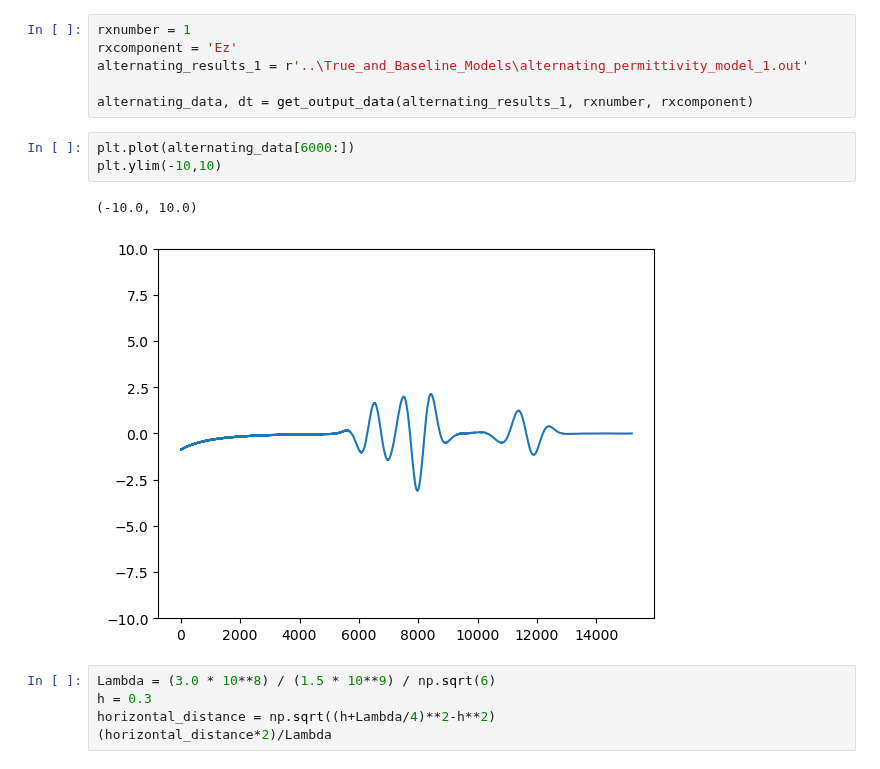
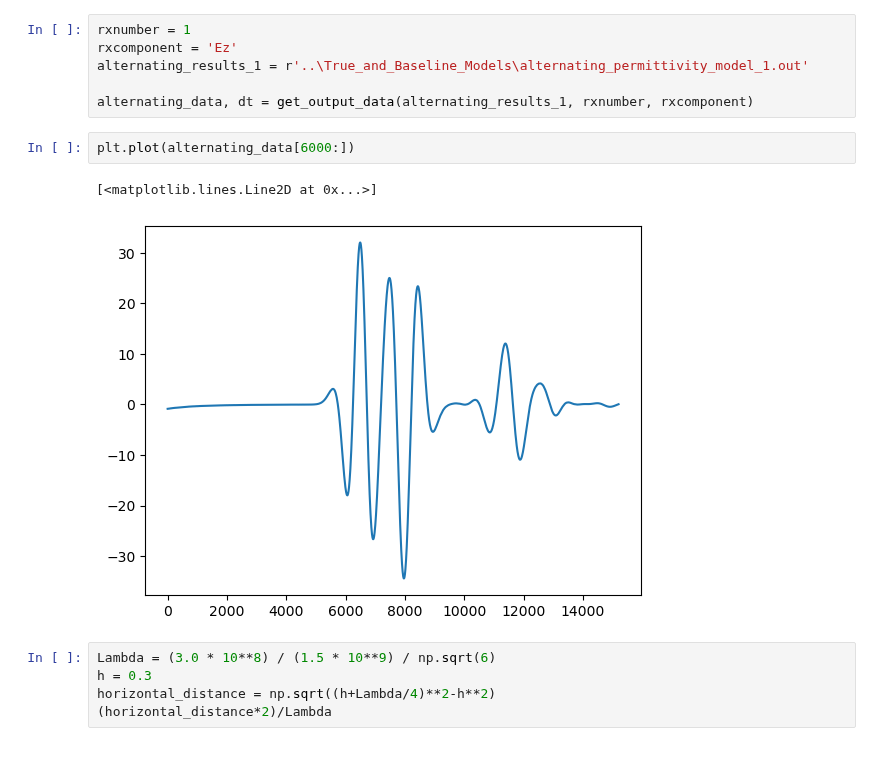
Before and after one commit to ConnervanK/Thesiss, a Jupyter notebook: True_and_Baseline_Models/Model_geometry.ipynb, the cells around one changed output. Cells and saved outputs as stored; diff of their text form.

```diff
--- a/True_and_Baseline_Models/Model_geometry.ipynb
+++ b/True_and_Baseline_Models/Model_geometry.ipynb
@@ -201,10 +201,9 @@ alternating_results_1 = r'..\True_and_Baseline_Models\alternating_permittivity_m
 alternating_data, dt = get_output_data(alternating_results_1, rxnumber, rxcomponent)
 # %%
 plt.plot(alternating_data[6000:])
-plt.ylim(-10,10)
 # %% [output]
-(-10.0, 10.0)
+[<matplotlib.lines.Line2D at 0x...>]
-[figure, old version]
+[figure, new version]
 # %%
 Lambda = (3.0 * 10**8) / (1.5 * 10**9) / np.sqrt(6)
 h = 0.3
```
Also changed, not shown: 3 other files.
